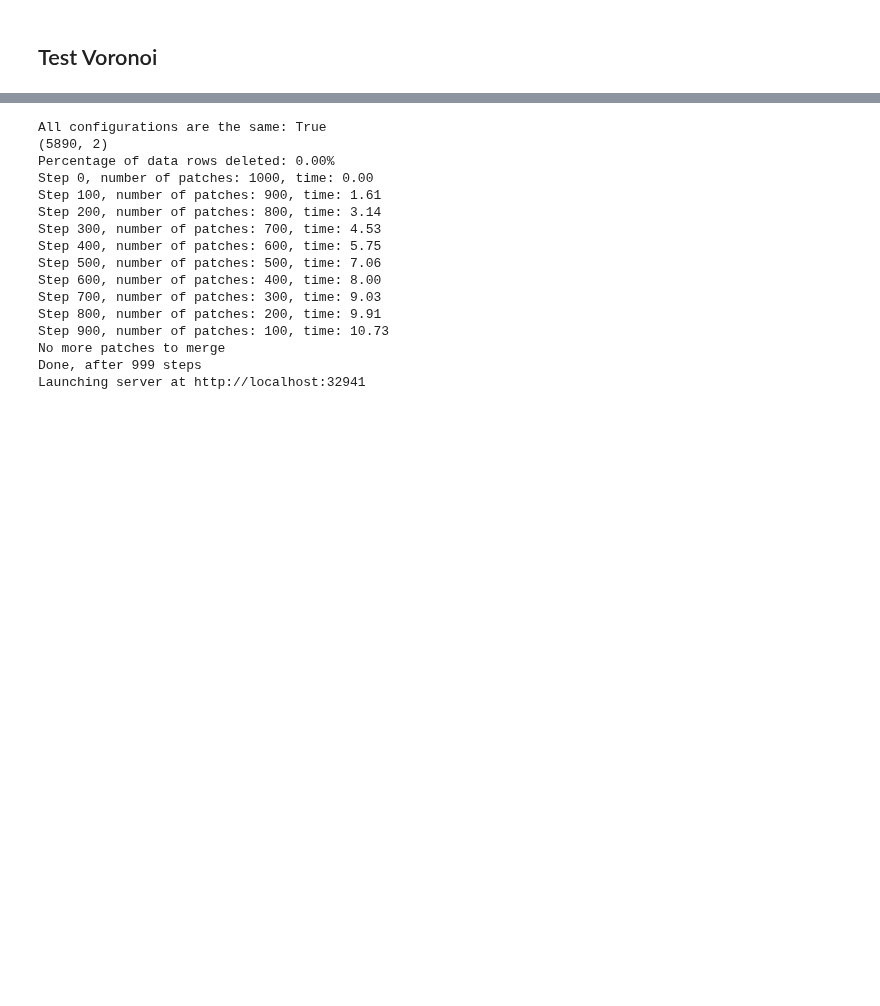
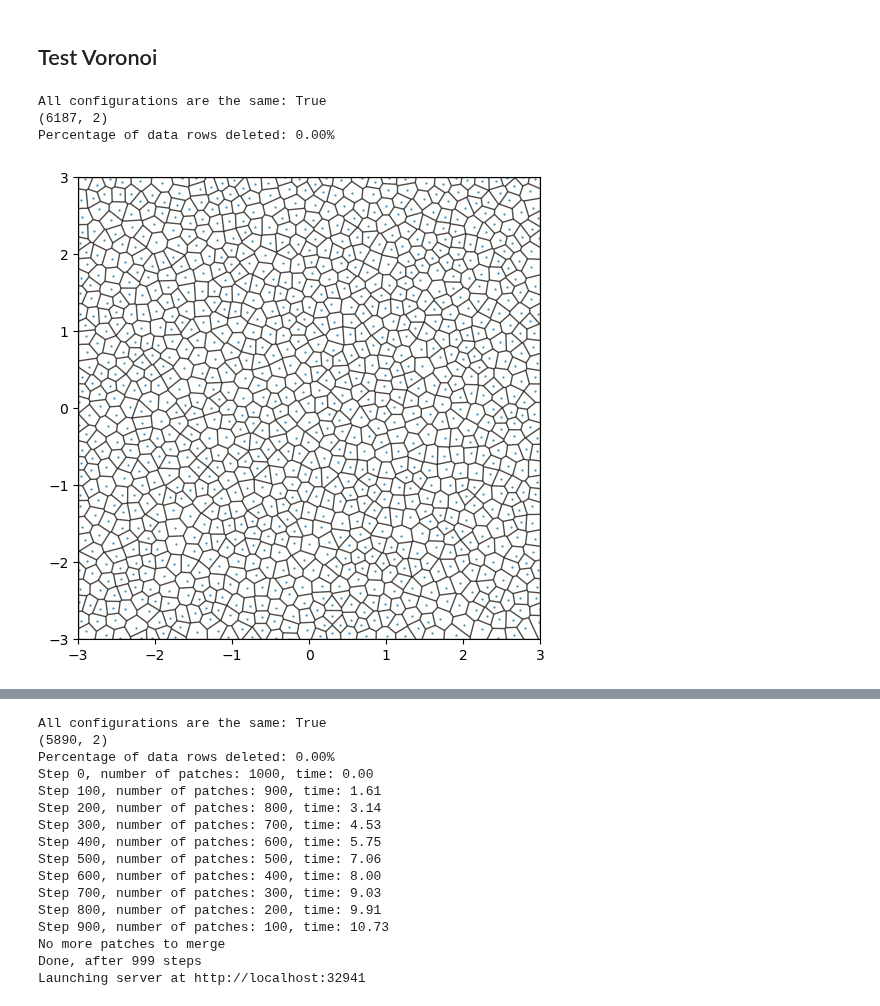
Before and after one commit to Lighfe/mdp-world-model, a Jupyter notebook: clustering/creation_of_patchworks.ipynb, the cells around one changed output, grey strips where cells are left out. Drawn from its saved outputs; the diff is of its cells as text; code cells hidden in the pictures; blank space fills up the shorter version.

Commit message:
implemented Poisson Disc Sampling for Voronoi Centers

```diff
--- a/clustering/creation_of_patchworks.ipynb
+++ b/clustering/creation_of_patchworks.ipynb
@@ -39,4 +40,24 @@ entropy_strategy = 'ShannonEntropyAll' #'ShannonEntropyOnlyMerged'
 loss_function = 'TransitionAndSizeEntropyLoss'
 entropy_measure = 'conditional_shannon_entropy' #'shannon_entropy'
 coeff = 0.03
+# %%
+table_name = 'StableNode_c'
+path = "./results/StableNode/notrafo/voronoi"
+model_name = 'StableNode'
+key = '6'
+# %%
+p, solver, grid = create_patchwork(db_name, table_name, run_ids(run_dict, model_name, key))
+# %% [output]
+All configurations are the same: True
+(6187, 2)
+Percentage of data rows deleted: 0.00%
+# %%
+fig = voronoi_plot_2d(p.grid.voronoi, show_vertices=False, line_colors='black', line_width=1, line_alpha=0.7, point_size=1)
+fig.set_size_inches(6, 6)
+plt.xlim(-3,3)
+plt.ylim(-3,3)
+plt.gca().set_aspect('equal', adjustable='box')
+plt.show()
+# %% [output]
+[figure, added]
 # %%
```
Also changed, not shown: parts of 4 cells of this notebook, 3 other files.
